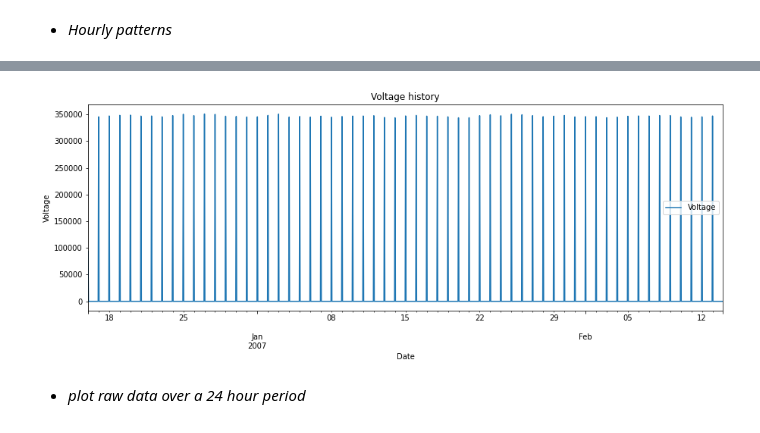
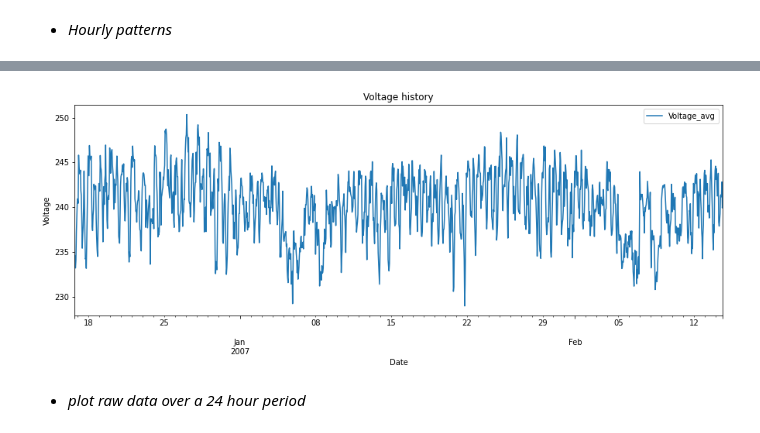
Before and after one commit to RitwickRoy/my_public_workspace, a Jupyter notebook: HouseholdPowerConsumption.ipynb, the cells around one changed output, grey strips where cells are left out. Cells and saved outputs as stored; diff of their text form; code cells hidden in the pictures.

```diff
--- a/HouseholdPowerConsumption.ipynb
+++ b/HouseholdPowerConsumption.ipynb
@@ -200,3 +206,9 @@ Weekly_avg = hhpc_rsmpl.resample('W').mean()
+# %%
+Weekly['Voltage_avg'] = Weekly_avg['Voltage']
+Hourly['Voltage_avg'] = Hourly_avg['Voltage']
+# %%
+Weekly_plt = Weekly.copy()
+Hourly_plt = Hourly.copy()
 # %%
-Weekly['Date_s'] = Weekly.index
-Hourly['Date_s'] = Hourly.index
+Weekly_plt['Date_s'] = Weekly.index
+Hourly_plt['Date_s'] = Hourly.index
@@ -263,7 +273,7 @@ plt.show(fig)
 # %% [markdown]
 * *Hourly patterns*
 # %%
-Hourly_1440 = Hourly.iloc[:1440,]
+Hourly_1440 = Hourly_plt.iloc[:1440,]
 # %%
 fig = Hourly_1440.plot(x='Date_s',y='Global_active_power', kind='line', figsize=(15,5))
 fig.set(xlabel='Date')
@@ -275,11 +285,11 @@ plt.show(fig)
 # %%
-fig = Hourly_1440.plot(x='Date_s',y='Voltage', kind='line', figsize=(15,5))
+fig = Hourly_1440.plot(x='Date_s',y='Voltage_avg', kind='line', figsize=(15,5))
 fig.set(xlabel='Date')
 fig.set(ylabel='Voltage')
 fig.set(title='Voltage history')
 plt.show(fig)
 # %% [output]
-[figure, old version]
+[figure, new version]
 # %% [markdown]
 * *plot raw data over a 24 hour period*
 # %%
```
Also changed, not shown: parts of 61 cells of this notebook.
